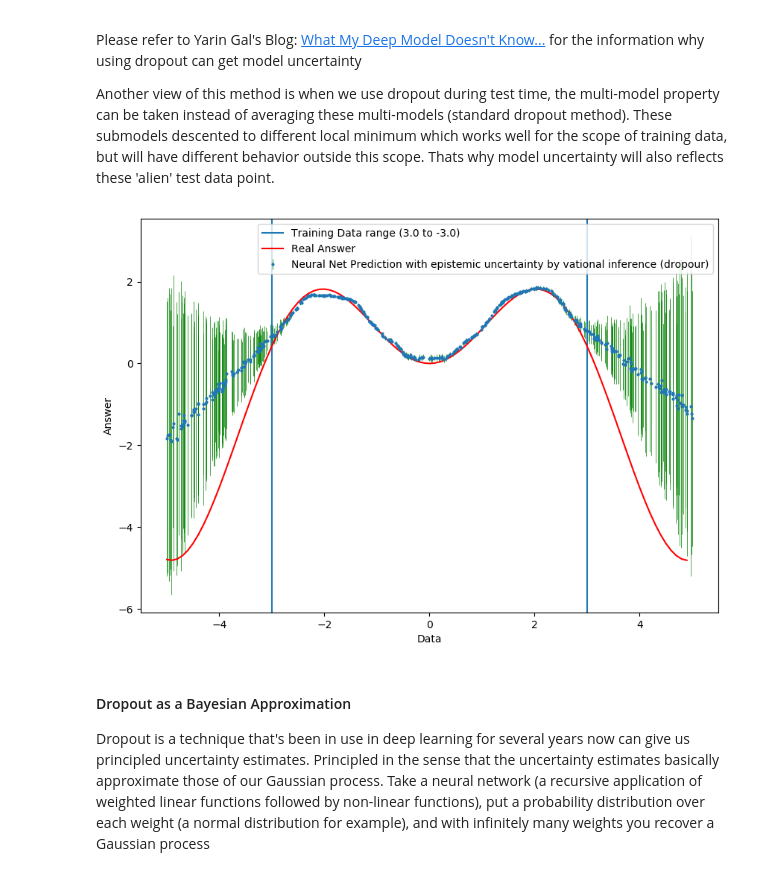
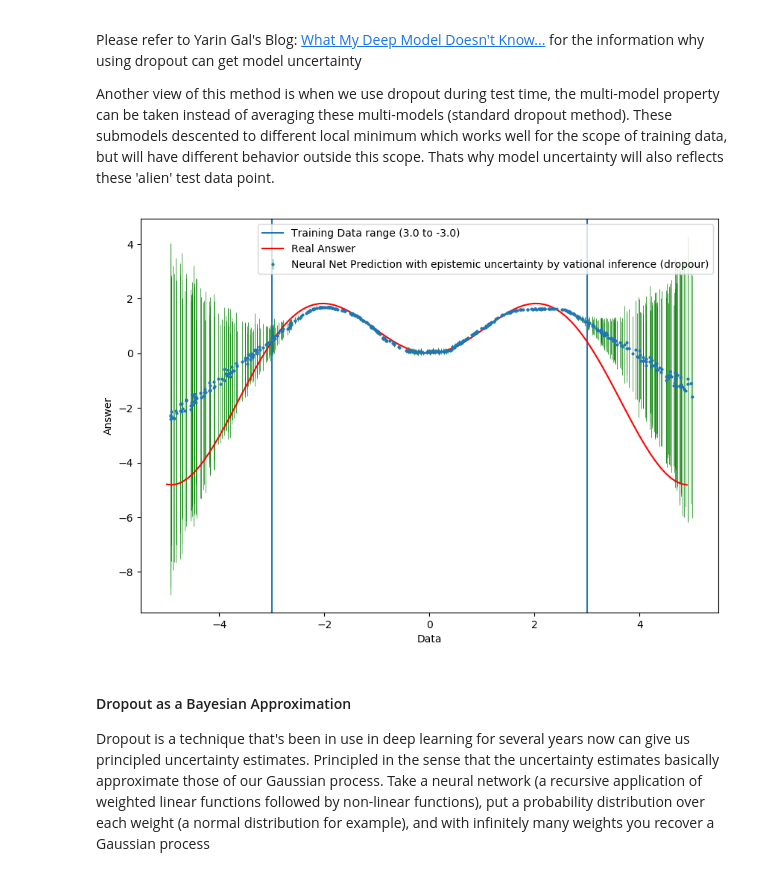
Before and after one commit to henrysky/astroNN, a Jupyter notebook: demo_tutorial/NN_uncertainty_analysis/Uncertainty_Demo_x_sinx.ipynb, the cells around one changed output. Saved outputs shown, nothing was run; the diff lists cells and outputs as text; code cells hidden in the pictures.

```diff
--- a/demo_tutorial/NN_uncertainty_analysis/Uncertainty_Demo_x_sinx.ipynb
+++ b/demo_tutorial/NN_uncertainty_analysis/Uncertainty_Demo_x_sinx.ipynb
@@ -173,10 +173,10 @@ def model_regression_dropout(num_hidden):
     # Defeine Keras model for regression
     model = Sequential()
     model.add(InputLayer(batch_input_shape=((None, 1))))
-    model.add(Dense(units=num_hidden[0], , kernel_regularizer=regularizers.l2(1e-5),
+    model.add(Dense(units=num_hidden[0], kernel_regularizer=regularizers.l2(1e-4),
                     kernel_initializer='he_normal', activation='relu'))
     model.add(Dropout(0.3))
-    model.add(Dense(units=num_hidden[1], , kernel_regularizer=regularizers.l2(1e-5),
+    model.add(Dense(units=num_hidden[1], kernel_regularizer=regularizers.l2(1e-4),
                     kernel_initializer='he_normal', activation='relu'))
     model.add(Dropout(0.3))
     model.add(Dense(units=1, activation="linear"))
@@ -200,34 +200,34 @@ x_test = np.random.uniform(-5, 5., test_batch_size)
 get_dropout_output = function([model.layers[0].input, learning_phase()], [model.layers[-1].output])
 mc_dropout_num = 100  # Run Dropout 100 times
 predictions = np.zeros((mc_dropout_num, test_batch_size, 1))
 uncertainty = np.zeros((mc_dropout_num, test_batch_size, 1))
 for i in range(mc_dropout_num):
     result = get_dropout_output([normalize(x_test.reshape((x_test.shape[0], 1)), x_mean, x_std), 1])[0]
     predictions[i] = result
 
 predictions = denormalize(predictions, y_mean, y_std)
 
 # get mean results and its varience
 prediction_mc_droout = np.mean(predictions, axis=0)
 var_mc_droout = np.var(predictions, axis=0)
 
 # Array for the real equation
 x_true = np.arange(-5,5,0.1)
 y_true = gen_function(x_true)
 
 # Plotting
 plt.figure(figsize=(10, 7), dpi=100)
 plt.errorbar(x_test, prediction_mc_droout, yerr=var_mc_droout*2, markersize=2, fmt='o', ecolor='g', capthick=2, elinewidth=0.5,
              label='Neural Net Prediction with epistemic uncertainty by vational inference (dropour)')
 plt.axvline(x=-3.0, label="Training Data range (3.0 to -3.0)")
 plt.axvline(x=3.0)
 plt.plot(x_true, y_true, color='red', label='Real Answer')
 plt.xlabel('Data')
 plt.ylabel('Answer')
 plt.legend(loc='best')
 plt.show()
 # %% [output]
-[figure, old version]
+[figure, new version]
 # %% [markdown]
 #### Dropout as  a Bayesian Approximation
 
```
Also changed, not shown: parts of 6 cells of this notebook, 1 other file.
